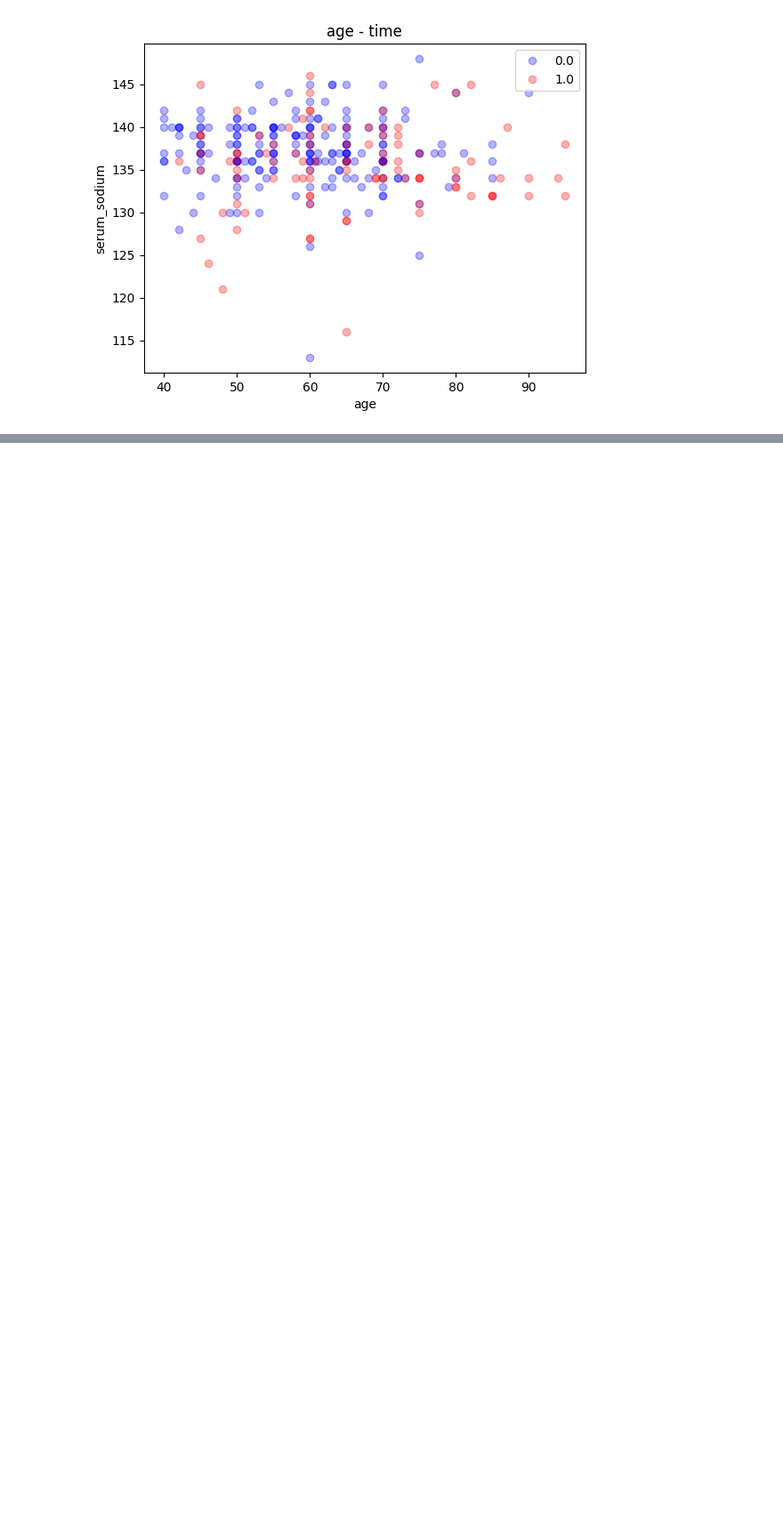
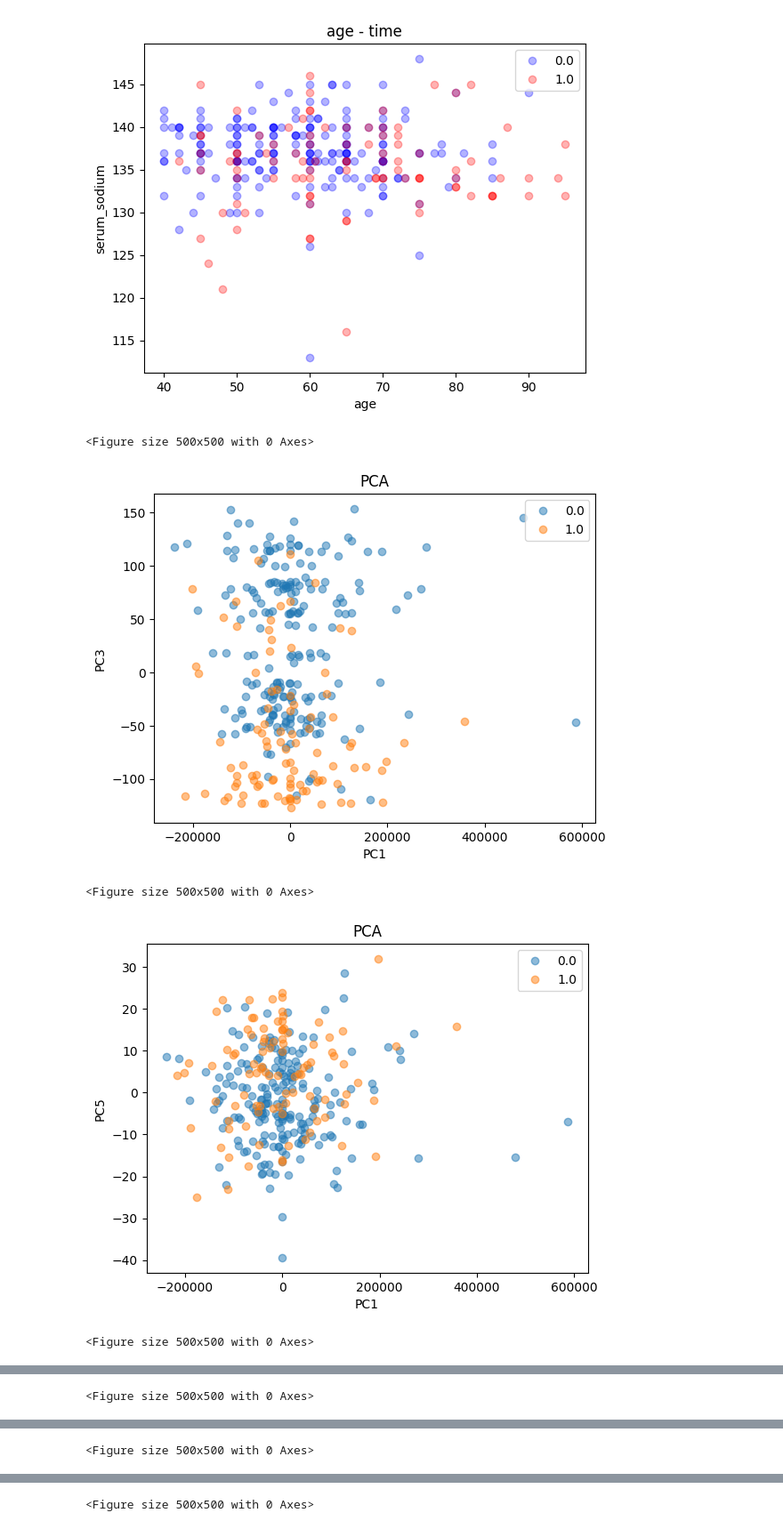
Before and after one commit to Erik100001000000/code, a Jupyter notebook: test.ipynb, the cells around one changed output, grey strips where cells are left out. Shown at 89% size. Drawn from its saved outputs; the diff is of its cells as text; code cells hidden in the pictures; blank space fills up the shorter version.

```diff
--- a/test.ipynb
+++ b/test.ipynb
@@ -155,3 +154,45 @@ plt.ylabel(attribute_names[j])
 plt.show()
 # %% [output]
 [figure]
+# %%
+from scipy.linalg import svd
+
+def genPCA(X,attribute_dic,a,b):
+
+    i = attribute_dic[a]
+    j = attribute_dic[b]
+
+    Y = X - np.ones((N, 1)) * X.mean(0)
+
+    U,S,V = svd(Y, full_matrices= False)
+
+    V = V.T
+
+    Z = Y @ V
+
+    # Plot PCA of the data
+    f = plt.figure()
+    plt.title('PCA')
+    #Z = array(Z)
+    for c in range(C):
+        # select indices belonging to class c:
+        class_mask = y==c
+        plt.plot(Z[class_mask,i], Z[class_mask,j], 'o', alpha=.5)
+    plt.legend(classNames)
+    plt.xlabel('PC{0}'.format(i+1))
+    plt.ylabel('PC{0}'.format(j+1))
+
+    # Output result to screen
+    plt.show()
+# %%
+for a in [0,2,4,6,7,8,11]:
+    for b in [0,2,4,6,7,8,11]:
+        if a != b:
+            plt.figure(figsize=(5,5))
+            genPCA(X,attribute_dic,attribute_names[a],attribute_names[b])
+# %% [output]
+<Figure size 500x500 with 0 Axes>
+[figure, added]
+<Figure size 500x500 with 0 Axes>
+[figure, added]
+<Figure size 500x500 with 0 Axes>
@@ -157,0 +200 @@ plt.show()
+<Figure size 500x500 with 0 Axes>
@@ -157,0 +202 @@ plt.show()
+<Figure size 500x500 with 0 Axes>
@@ -157,0 +204 @@ plt.show()
+<Figure size 500x500 with 0 Axes>
```
Also changed, not shown: parts of 2 cells of this notebook.
